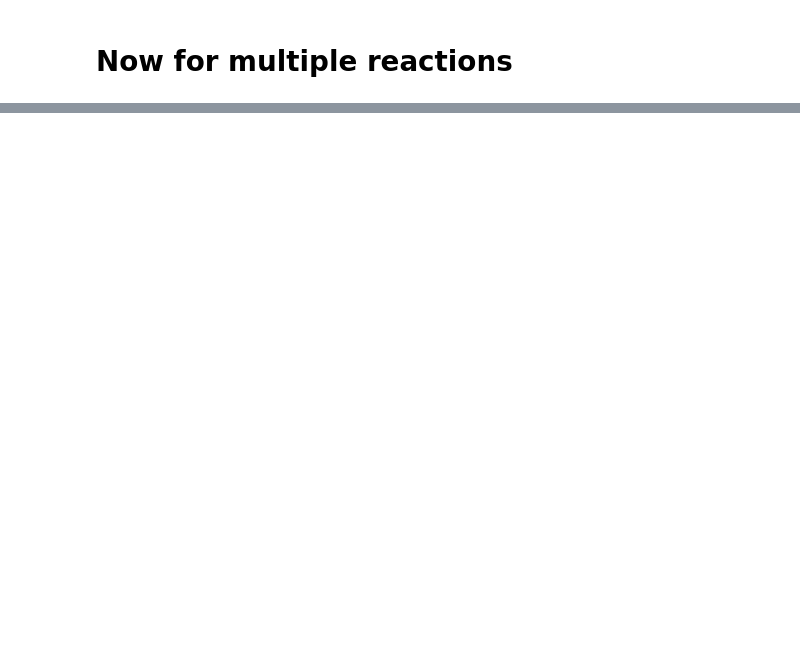
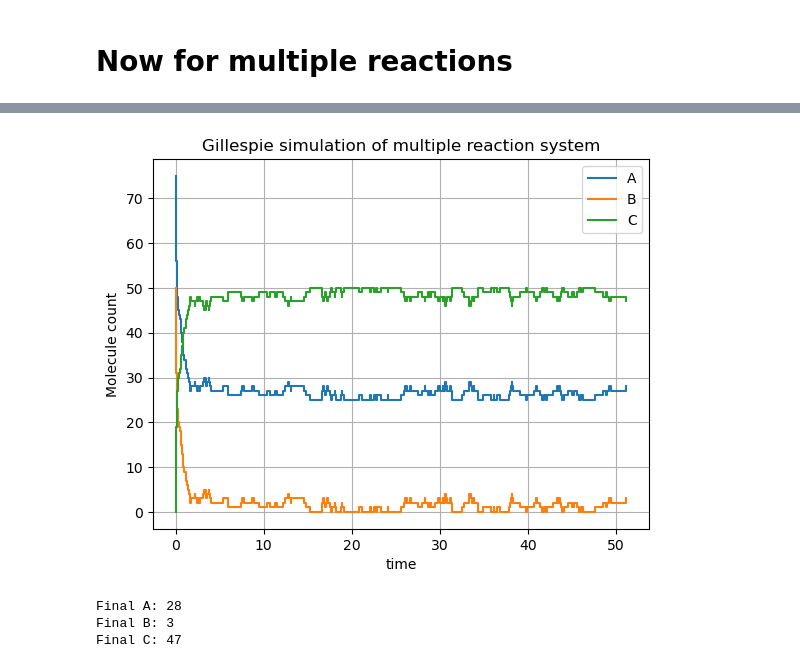
Before and after one commit to FTurci/conductance-chem-net, a Jupyter notebook: students/Will/Gillespie_simulations/multiple_reactions.ipynb, the cells around one changed output, grey strips where cells are left out. Saved outputs shown, nothing was run; the diff lists cells and outputs as text; code cells hidden in the pictures; blank space fills up the shorter version.

```diff
--- a/students/Will/Gillespie_simulations/multiple_reactions.ipynb
+++ b/students/Will/Gillespie_simulations/multiple_reactions.ipynb
@@ -86,0 +122,77 @@ Final C: 109
+# %%
+# lets run a single reaction that is REVERSIBLE: i.e 2 reactions
+
+# A + B -> C
+# C -> A + B
+
+new_SM = Matrix([[-1, -1, 1], [1,1,-1]]).T
+
+# initial conditions
+NA, NB, NC = 75, 50, 0                    # initial count of each species, this has input species as 100, output as 0, internals at 50 each
+t, T = 0.0, 50.0                               # initial and final time
+times, A_counts, B_counts, C_counts = [t], [NA], [NB], [NC]
+
+I = [1,1]
+
+# algorithm:
+
+while t < T:
+
+    propensity_vector = [0.04*NA*NB, 0.03*NC] # this reads as: probability rate for each reaction (rate * combinatorics_of_species)
+
+    a0 = np.sum(propensity_vector)
+
+    if a0 == 0:
+        break
+
+    r1, r2 = np.random.rand(2) # draw two random numbers - how random are they, use qiskit for quanutm randomness?
+
+    tau = 1/a0 * np.log(1/r1)
+
+    # Now need to select which reaction will occur using r2, prob is weighted by which is most likely to occur at the current state of the system:
+
+    target_value = r2*a0
+
+    cumulative = 0
+
+    for n in range(len(propensity_vector)):
+
+        cumulative += propensity_vector[n]
+
+        if target_value <= cumulative:
+
+            reaction_chosen = n
+
+            break
+
+
+    # perform updates
+
+    t += tau
+
+    stoich_vector = new_SM[:,reaction_chosen] # selects the reaction we will perform
+
+        # population change depending on stoichiometric vector
+
+    NA += stoich_vector[0,0]; NB += stoich_vector[1,0]; NC += stoich_vector[2,0]
+
+
+    times.append(t); A_counts.append(NA); B_counts.append(NB); C_counts.append(NC) # sample counts at each point
+
+plt.step(times, A_counts, where="post", label="A")
+plt.step(times, B_counts, where="post", label="B")
+plt.step(times, C_counts, where="post", label="C")
+
+plt.xlabel("time"); plt.ylabel("Molecule count")
+plt.grid(True)
+plt.title("Gillespie simulation of multiple reaction system")
+plt.legend(); plt.show()
+
+print(r'Final A: {}'.format(A_counts[-1]))
+print(r'Final B: {}'.format(B_counts[-1]))
+print(r'Final C: {}'.format(C_counts[-1]))
+# %% [output]
+[figure, added]
+Final A: 28
+Final B: 3
+Final C: 47
```
Also changed, not shown: parts of 6 cells of this notebook.
